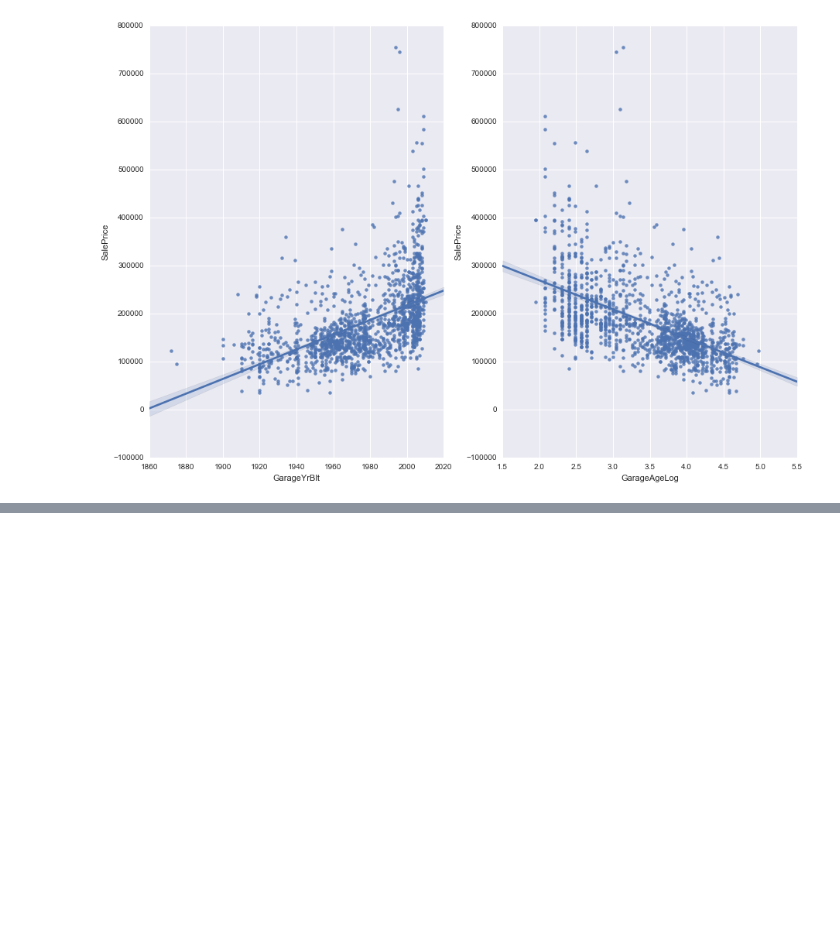
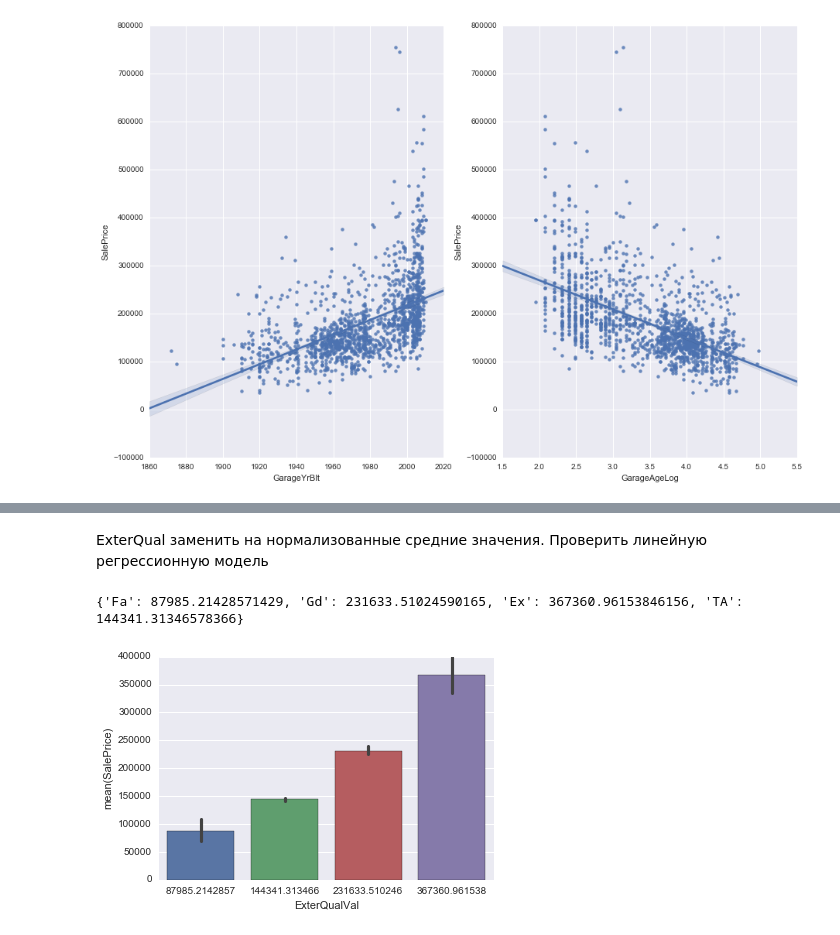
Before and after one commit to PhySci/ML_house_selling, a Jupyter notebook: Analisys.ipynb, the cells around one changed output, grey strips where cells are left out. Saved outputs shown, nothing was run; the diff lists cells and outputs as text; code cells hidden in the pictures; blank space fills up the shorter version.

```diff
--- a/Analisys.ipynb
+++ b/Analisys.ipynb
@@ -215,0 +227,19 @@ R^2 0.310547998585
+# %% [markdown]
+ExterQual заменить на нормализованные средние значения. Проверить линейную регрессионную модель
+# %%
+@TODO оформить это в виде функции. Добавить обработку для тестовых значений.
+
+dc = dict();
+
+featureName = 'ExterQual'
+for category in data[featureName].unique():
+    k = data[data[featureName] == category].SalePrice.values.mean();
+    if ~np.isnan(k):
+        dc.update(dict({category:k}));
+print dc
+
+data.loc[:,'ExterQualVal'] = map(lambda x: dc[x], data.ExterQual);
+sns.barplot(x = "ExterQualVal", y ="SalePrice",data = data);
+# %% [output]
+{'Fa': 87985.21428571429, 'Gd': 231633.51024590165, 'Ex': 367360.96153846156, 'TA': 144341.31346578366}
+[figure, added]
```
Also changed, not shown: parts of 6 cells of this notebook, 1 other file.
